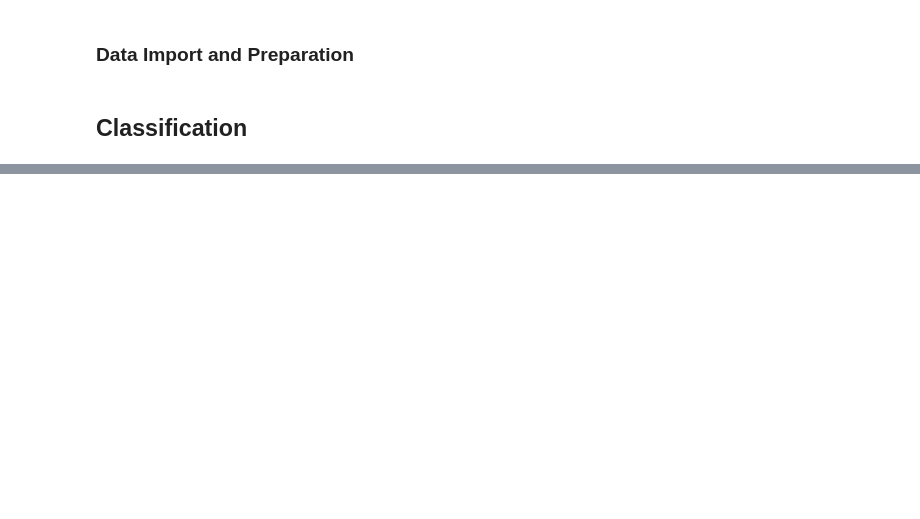
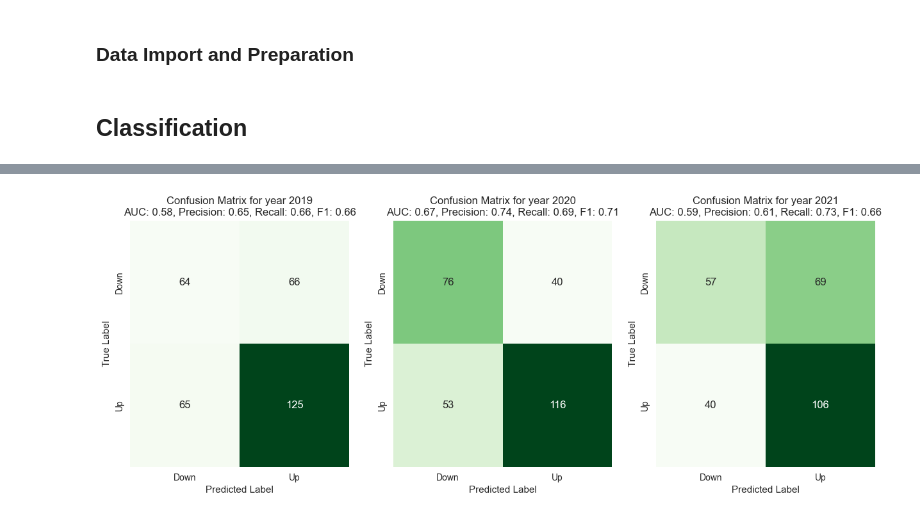
Before and after one commit to DimitriosTagkoulis/AI-Enabled-Stock-Prediction, a Jupyter notebook: Code/Modeling.ipynb, the cells around one changed output, grey strips where cells are left out. Cells and saved outputs as stored; diff of their text form; code cells hidden in the pictures; blank space fills up the shorter version.

```diff
--- a/Code/Modeling.ipynb
+++ b/Code/Modeling.ipynb
@@ -215 +264,5 @@ predictions
+# %%
+sbgrp_performance(predictions, 'year', inverted_movement_map)
+# %% [output]
+[figure, added]
 # %%
```
Also changed, not shown: parts of 44 cells of this notebook, 1 other file.
